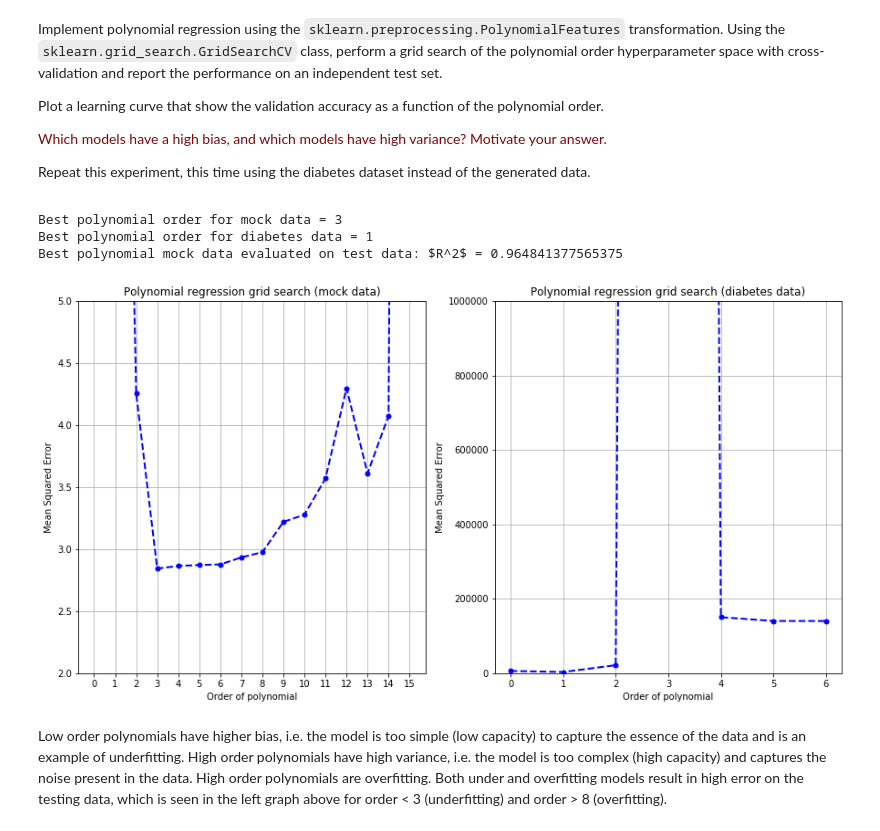
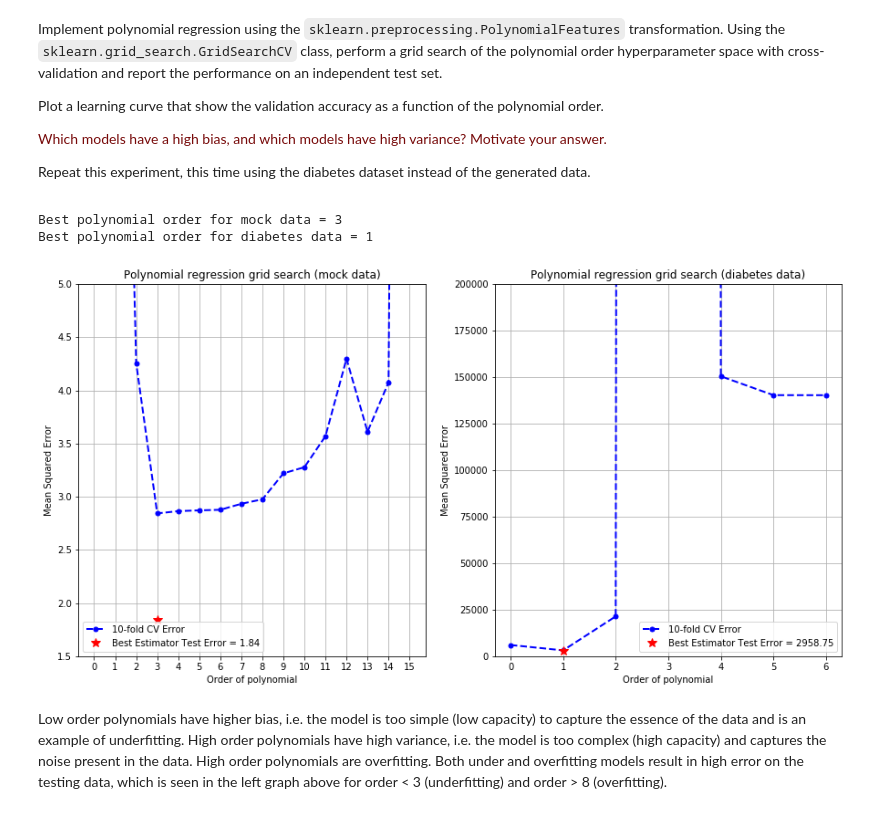
Before and after one commit to tdewaard/8dm40-machine-learning, a Jupyter notebook: practicals/week_2.ipynb, the cells around one changed output. Drawn from its saved outputs; the diff is of its cells as text; code cells hidden in the pictures.

Commit message:
finished polynomial regression

```diff
--- a/practicals/week_2.ipynb
+++ b/practicals/week_2.ipynb
@@ -195,6 +195,9 @@ X_dtrain, X_dtest, y_dtrain, y_dtest = train_test_split(X_diabetes, y_diabetes,
 def PolynomialRegression(degree=2, **kwargs):
     return make_pipeline(PolynomialFeatures(degree), LinearRegression(**kwargs))
 
+def calc_MSE(y_test, y_pred):
+    return np.sum((y_test - y_pred)**2)/y_test.shape[0]
+
 param_grid_mock = {'polynomialfeatures__degree': np.arange(16)}
 param_grid_diabetes = {'polynomialfeatures__degree': np.arange(7)}
 poly_grid_mock = GridSearchCV(PolynomialRegression(), param_grid_mock, cv=10, scoring='neg_mean_squared_error', \
@@ -205,49 +208,56 @@ poly_grid_diabetes = GridSearchCV(PolynomialRegression(), param_grid_diabetes, c
 poly_grid_mock.fit(X_train, y_train)
 poly_grid_diabetes.fit(X_dtrain, y_dtrain)
 
+# test best model on independent test data
+best_pred_mock = poly_grid_mock.best_estimator_.predict(X_test)
+best_pred_d = poly_grid_diabetes.best_estimator_.predict(X_dtest)
+mock_MSE = calc_MSE(y_test, best_pred_mock)
+d_MSE = calc_MSE(y_dtest, best_pred_d)
+
 # results
 print("Best polynomial order for mock data = {}".format(poly_grid_mock.best_params_['polynomialfeatures__degree']))
 print("Best polynomial order for diabetes data = {}".format(poly_grid_diabetes.best_params_['polynomialfeatures__degree']))
-
-# test best model on independent test data
-score = poly_grid_mock.best_estimator_.score(X_test, y_test)
-print("Best polynomial mock data evaluated on test data: R^2 = {}".format(score))
 
 results_mock = poly_grid_mock.cv_results_
 results_diabetes = poly_grid_diabetes.cv_results_
 
 pol_degrees_mock = results_mock['param_polynomialfeatures__degree'].data.astype(int)
 mean_test_score_mock = np.negative(results_mock['mean_test_score'])
 std_test_score_mock = results_mock['std_test_score']
 
 pol_degrees_d = results_diabetes['param_polynomialfeatures__degree'].data.astype(int)
 mean_test_score_d = np.negative(results_diabetes['mean_test_score'])
 std_test_score_d = results_diabetes['std_test_score']
 
 
 # plotting
 fig, axes = plt.subplots(nrows=1, ncols=2, figsize=(15, 7.5))
-axes[0].plot(pol_degrees_mock, mean_test_score_mock, 'b.--', linewidth=2, ms=10)
+axes[0].plot(pol_degrees_mock, mean_test_score_mock, 'b.--', linewidth=2, ms=10, label="10-fold CV Error")
+axes[0].plot(poly_grid_mock.best_params_['polynomialfeatures__degree'], mock_MSE, 'r*', ms=10, \
+             label="Best Estimator Test Error = {}".format(round(mock_MSE, 2)))
 axes[0].set_xlabel("Order of polynomial")
 axes[0].set_ylabel("Mean Squared Error")
-axes[0].set_xticks(pol_degrees)
+axes[0].set_xticks(pol_degrees_mock)
 axes[0].set_title("Polynomial regression grid search (mock data)")
 axes[0].grid(True)
-axes[0].set_ylim([2, 5])
+axes[0].set_ylim([1.5, 5])
+axes[0].legend()
 
-axes[1].plot(pol_degrees_d, mean_test_score_d, 'b.--', linewidth=2, ms=10)
+axes[1].plot(pol_degrees_d, mean_test_score_d, 'b.--', linewidth=2, ms=10, label="10-fold CV Error")
+axes[1].plot(poly_grid_diabetes.best_params_['polynomialfeatures__degree'], d_MSE, 'r*', ms=10, \
+             label="Best Estimator Test Error = {}".format(round(d_MSE, 2)))
 axes[1].set_xlabel("Order of polynomial")
 axes[1].set_ylabel("Mean Squared Error")
 axes[1].set_xticks(pol_degrees_d)
 axes[1].set_title("Polynomial regression grid search (diabetes data)")
 axes[1].grid(True)
-axes[1].set_ylim([0, 1e6])
+axes[1].set_ylim([0, 2e5])
+axes[1].legend()
 plt.show()
 # %% [output]
 Best polynomial order for mock data = 3
 Best polynomial order for diabetes data = 1
-Best polynomial mock data evaluated on test data: $R^2$ = 0.964841377565375
-[figure, old version]
+[figure, new version]
 # %% [markdown]
 Low order polynomials have higher bias, i.e. the model is too simple (low capacity) to capture the essence of the data and is an example of underfitting. High order polynomials have high variance, i.e. the model is too complex (high capacity) and captures the noise present in the data. High order polynomials are overfitting. Both under and overfitting models result in high error on the testing data, which is seen in the left graph above for order < 3 (underfitting) and order > 8 (overfitting).
 # %% [markdown]
```
Also changed, not shown: parts of 1 cell of this notebook.
